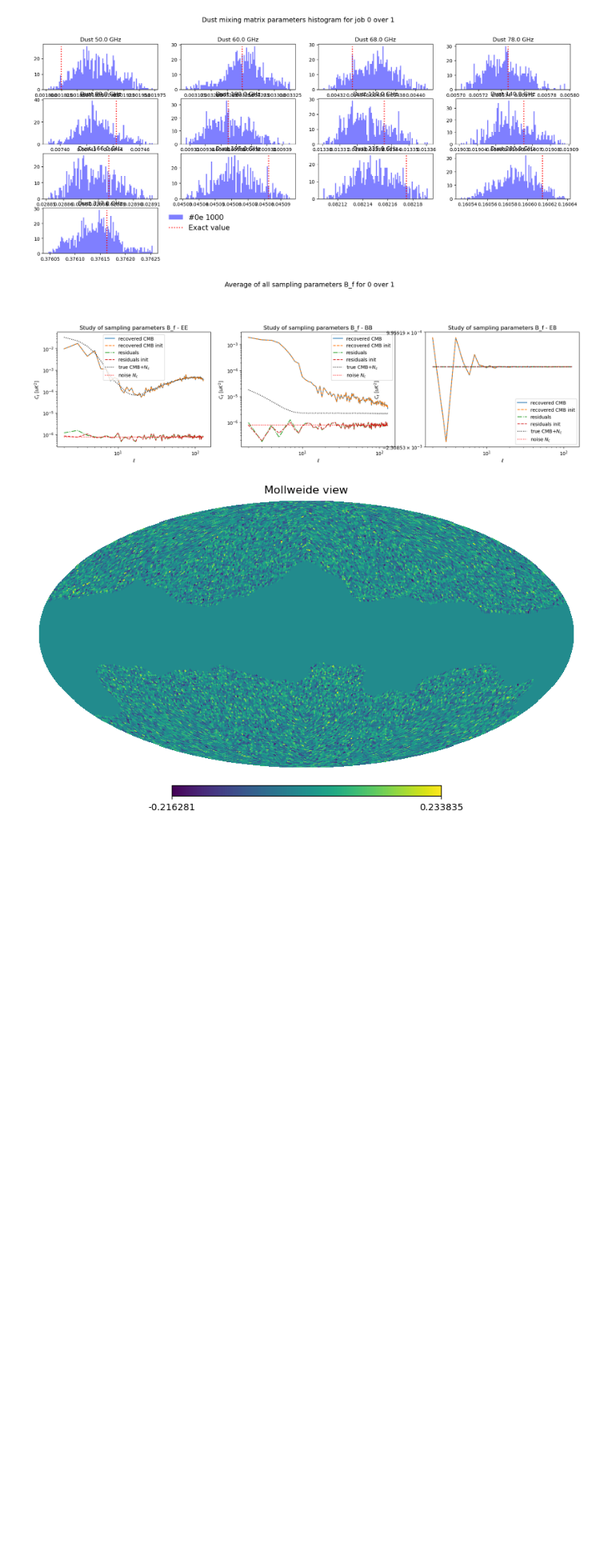
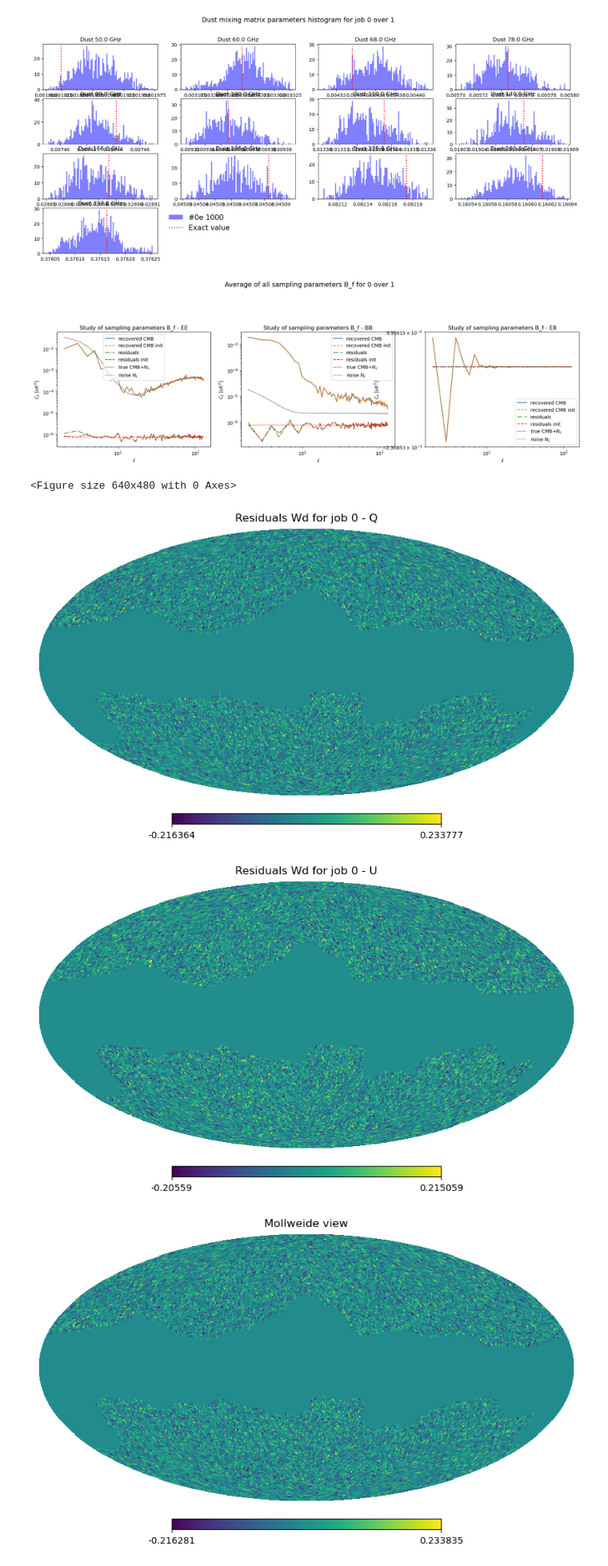
Before and after one commit to CMBSciPol/MICMAC, a Jupyter notebook: test_playground/Paper_runs_v2/multinode_verif_v109_v4.ipynb, the cells around one changed output. Shown at 80% size. Drawn from its saved outputs; the diff is of its cells as text; code cells hidden in the pictures; blank space fills up the shorter version.

```diff
--- a/test_playground/Paper_runs_v2/multinode_verif_v109_v4.ipynb
+++ b/test_playground/Paper_runs_v2/multinode_verif_v109_v4.ipynb
@@ -123,10 +123,10 @@ path_additional_params = directory_additional_params + 'add_corr_cutsky_SO_d1s1_
 # # path_additional_params = directory_additional_params + 'add_corr_cutsky_SO_d7s0_nside4_v1b.toml'
 # # ## d7s0 nside 4 with non-centered moves
 
-sub_step_sampling = 50
-num_jobs = 1
-file_ver = 'corr_cutsky_LB_d0s0_r3_v1a2_{}_{}'
-path_additional_params = directory_additional_params + 'add_corr_cutsky_LB_d0s0_r3_v1a.toml'
+# sub_step_sampling = 50
+# num_jobs = 1
+# file_ver = 'corr_cutsky_LB_d0s0_r3_v1a2_{}_{}'
+# path_additional_params = directory_additional_params + 'add_corr_cutsky_LB_d0s0_r3_v1a.toml'
 ## LB high CG tol with r=1e-3 ; Not converged yet but seem promising
 
 # sub_step_sampling = 50
@@ -2022,7 +2022,7 @@ if MICMAC_sampler_obj.n_components != 1:
         final_params = all_params_mixing_matrix_samples[job].mean(axis=0)
         # final_params = all_params_mixing_matrix_samples[job,1000:].mean(axis=0)
         final_params = all_params_mixing_matrix_samples[job,-1000:].mean(axis=0)
-        # final_params = all_params_mixing_matrix_samples[job,-100:].mean(axis=0)
+        final_params = all_params_mixing_matrix_samples[job,-100:].mean(axis=0)
         # final_params = all_params_mixing_matrix_samples[job,cond].mean(axis=0)
         # final_params = all_params_mixing_matrix_samples[job,0]
         # final_params = all_params_mixing_matrix_samples[job,:1000].mean(axis=0)
@@ -2062,33 +2062,40 @@ if MICMAC_sampler_obj.n_components != 1:
         residuals_Wd_init_extended = np.vstack([np.zeros_like(residuals_Wd_init[0]), residuals_Wd_init])
         c_ells_residuals_Wd_init = hp.anafast(residuals_Wd_init_extended, lmax=MICMAC_sampler_obj.lmax, iter=MICMAC_sampler_obj.n_iter)[indices_polar,MICMAC_sampler_obj.lmin:]/f_sky
 
         plt.figure(figsize=(20,15))
         list_correl = ['EE', 'BB', 'EB']
         plt.suptitle(f"Average of all sampling parameters B_f for {job} over {num_jobs}", fontsize=14)
         number_subplots_convention = 331
         for i in range(n_correl_to_plot):
             plt.subplot(number_subplots_convention+i)
             plt.plot(np.arange(c_ells_recovered_CMB_Wd.shape[-1])+MICMAC_sampler_obj.lmin, c_ells_recovered_CMB_Wd[i,:], label='recovered CMB')
             plt.plot(np.arange(c_ells_recovered_CMB_Wd.shape[-1])+MICMAC_sampler_obj.lmin, c_ells_recovered_CMB_Wd_init[i,:], '--', label='recovered CMB init')
             plt.plot(np.arange(c_ells_recovered_CMB_Wd.shape[-1])+MICMAC_sampler_obj.lmin, c_ells_residuals_Wd[i,:], '-.', label='residuals')
             plt.plot(np.arange(c_ells_recovered_CMB_Wd.shape[-1])+MICMAC_sampler_obj.lmin, c_ells_residuals_Wd_init[i,:], '--', label='residuals init')
             plt.plot(np.arange(c_ells_recovered_CMB_Wd.shape[-1])+MICMAC_sampler_obj.lmin, c_ell_true_CMB[i,:]+cl_noise_harm[i,:], 'k:', label='true CMB+$N_c$')
             plt.plot(np.arange(c_ells_recovered_CMB_Wd.shape[-1])+MICMAC_sampler_obj.lmin, cl_noise_harm[i,:], 'r:', label='noise $N_c$')
 
             if i <= nstokes-1:
                 plt.loglog()
                 plt.plot([lmin,lmax+1], [0,0], 'k:')
             else:
                 plt.xscale('log')
                 plt.yscale('symlog')
                 plt.plot([lmin,lmax+1], [0,0], 'k:')
             plt.title('Study of sampling parameters B_f - {}'.format(list_correl[i]))
             plt.ylabel("$C_\ell$ [$uK^2$]")
             plt.xlabel(r"$\ell$")
             plt.legend()
+
+        plt.figure()
+        hp.mollview(residuals_Wd[0], title="Residuals Wd for job {} - Q".format(job))
+        hp.mollview(residuals_Wd[1], title="Residuals Wd for job {} - U".format(job))
     plt.show()
 # %% [output]
 [figure]
+<Figure size 640x480 with 0 Axes>
+[figure, added]
+[figure, added]
 # %%
 # estimated_params = all_params_mixing_matrix_samples[-1000:].mean(axis=0)
 # estimated_std = all_params_mixing_matrix_samples[-1000:].std(axis=0)
```
Also changed, not shown: parts of 1 cell of this notebook, 21 other files.
